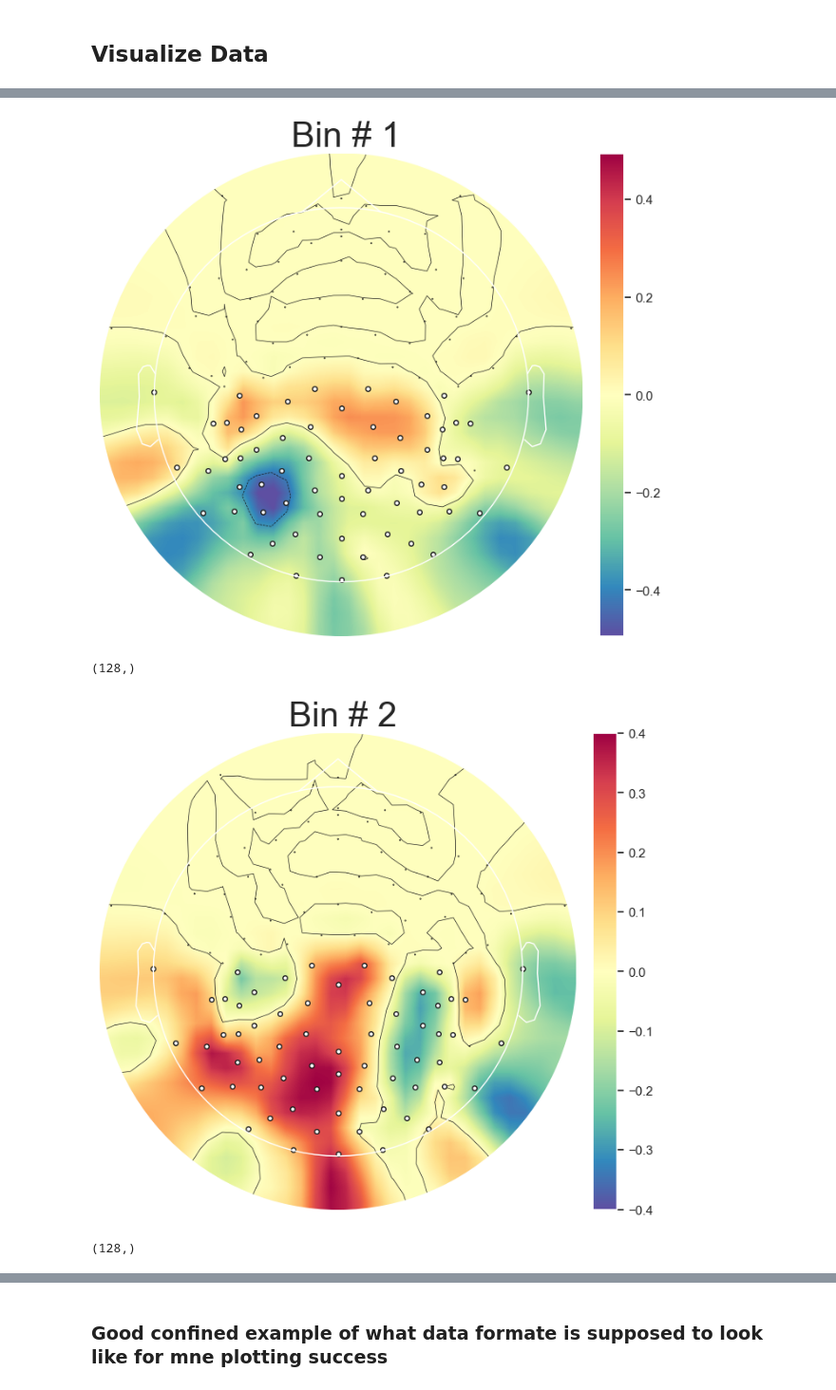
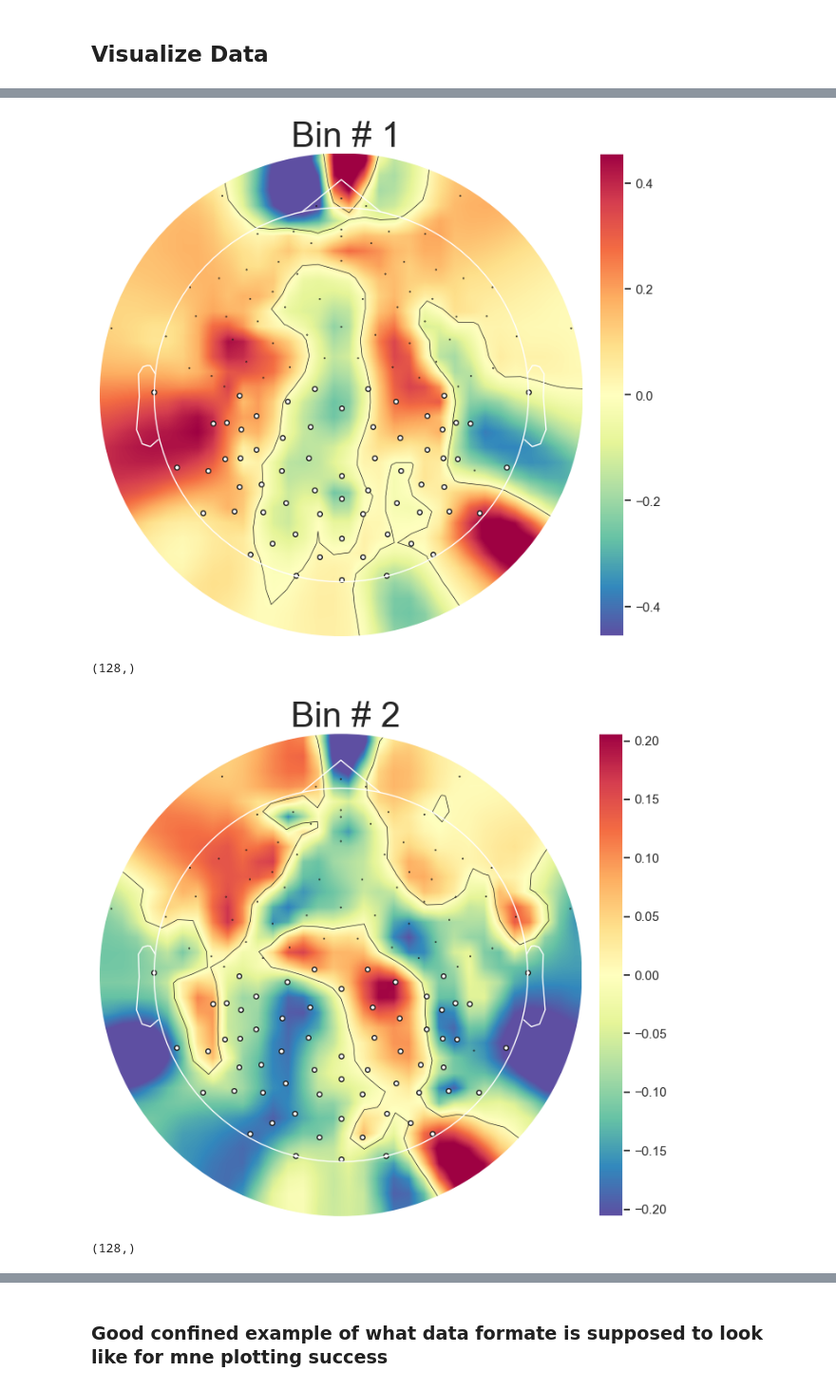
Before and after one commit to PatriciaNL/LTP_analysis, a Jupyter notebook: PythonScripts/ProcessingPipeline/ImportMatnSort_Condition1.ipynb, the cells around one changed output, grey strips where cells are left out. Shown at 95% size. Saved outputs shown, nothing was run; the diff lists cells and outputs as text; code cells hidden in the pictures.

```diff
--- a/PythonScripts/ProcessingPipeline/ImportMatnSort_Condition1.ipynb
+++ b/PythonScripts/ProcessingPipeline/ImportMatnSort_Condition1.ipynb
@@ -344,21 +345,21 @@ print(montageIn)
 # %%
 for i in range(NumBins):
     fig, axes = plt.subplots(nrows=1, ncols=1, figsize=(8, 10),gridspec_kw=dict(height_ratios=[3]))
     axes.set_title(f' Bin # {(i+1)}', fontsize = 30)
     axes.axis('off')
 
-    dataIn = np.array(bda_f2[10][0][i,:]) # plot data per bin
+    dataIn = np.array(bda_f1[15][0][i,:]) # plot data per bin
     print(dataIn.shape)
     # hashtag below to plot all channel activity
-    dataIn[~ocm_chans] = 0 # want to index good channels only and set the rest channels to 0 value
+    #dataIn[~ocm_chans] = 0 # want to index good channels only and set the rest channels to 0 value
     im,_ = plot_topomap(dataIn, info,mask = ocm, axes = axes, show =False,cmap = 'Spectral_r', res = 32, contours = 1)
     divider = make_axes_locatable(axes)
     cax = divider.append_axes('right', size='5%', pad=0.2)
     cbar = plt.colorbar(im, cax=cax)
     plt.show()
 # %% [output]
 (128,)
-[figure, old version]
+[figure, new version]
 (128,)
-[figure, old version]
+[figure, new version]
 (128,)
```
Also changed, not shown: parts of 4 cells of this notebook, 1 other file.
